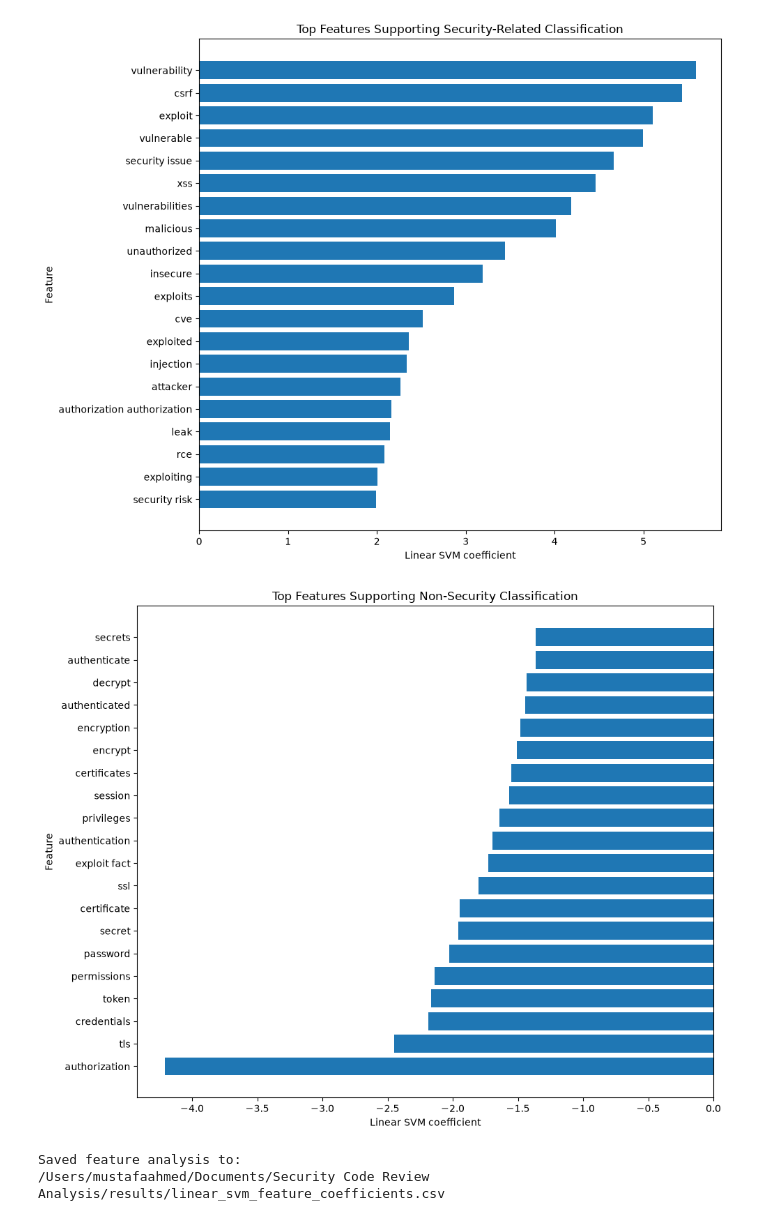
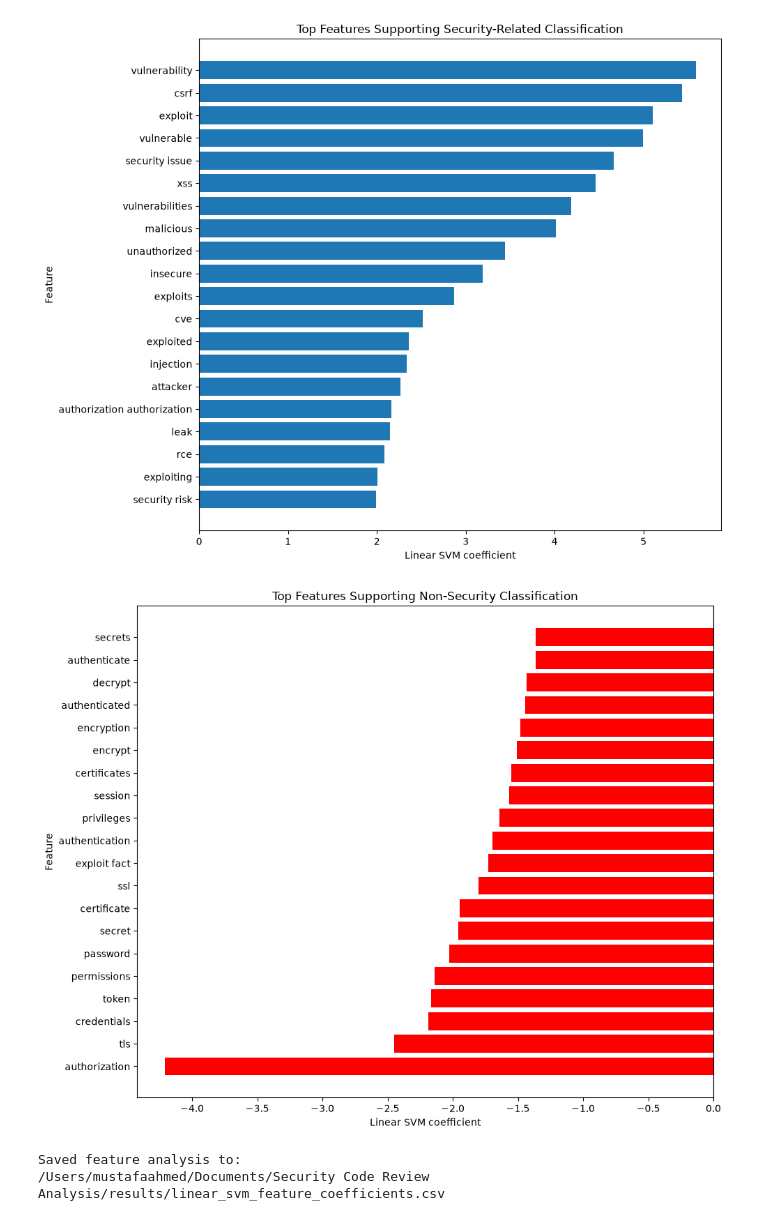
Before and after one commit to Mustafa19301/Security-Code-Review-Analysis, a Jupyter notebook: notebooks/feature_analysis.ipynb, the cells around one changed output. Saved outputs shown, nothing was run; the diff lists cells and outputs as text; code cells hidden in the pictures.

```diff
--- a/notebooks/feature_analysis.ipynb
+++ b/notebooks/feature_analysis.ipynb
@@ -255,27 +255,28 @@ plt.show()
 # %%
 plot_data = (
     feature_analysis
     .sort_values(
         by="coefficient",
         ascending=True
     )
     .head(20)
 )
 
 plt.figure(figsize=(10, 8))
 
 plt.barh(
     plot_data["feature"],
-    plot_data["coefficient"]
+    plot_data["coefficient"],
+    color="red"
 )
 
 plt.title("Top Features Supporting Non-Security Classification")
 plt.xlabel("Linear SVM coefficient")
 plt.ylabel("Feature")
 plt.tight_layout()
 plt.show()
 # %% [output]
-[figure, old version]
+[figure, new version]
 # %%
 RESULTS_DIR = PROJECT_ROOT / "results"
 RESULTS_DIR.mkdir(parents=True, exist_ok=True)
```
Also changed, not shown: 2 other files.
